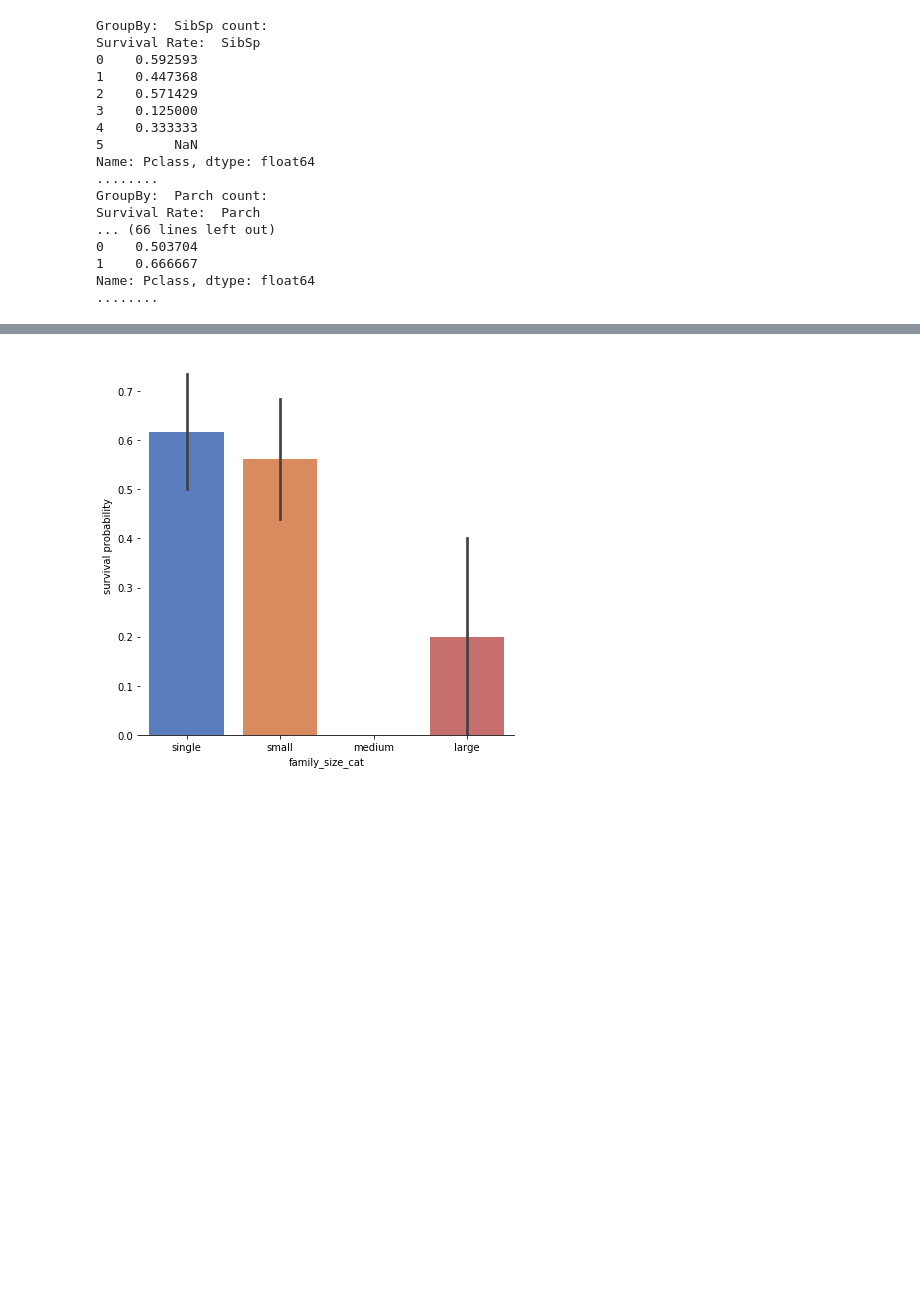
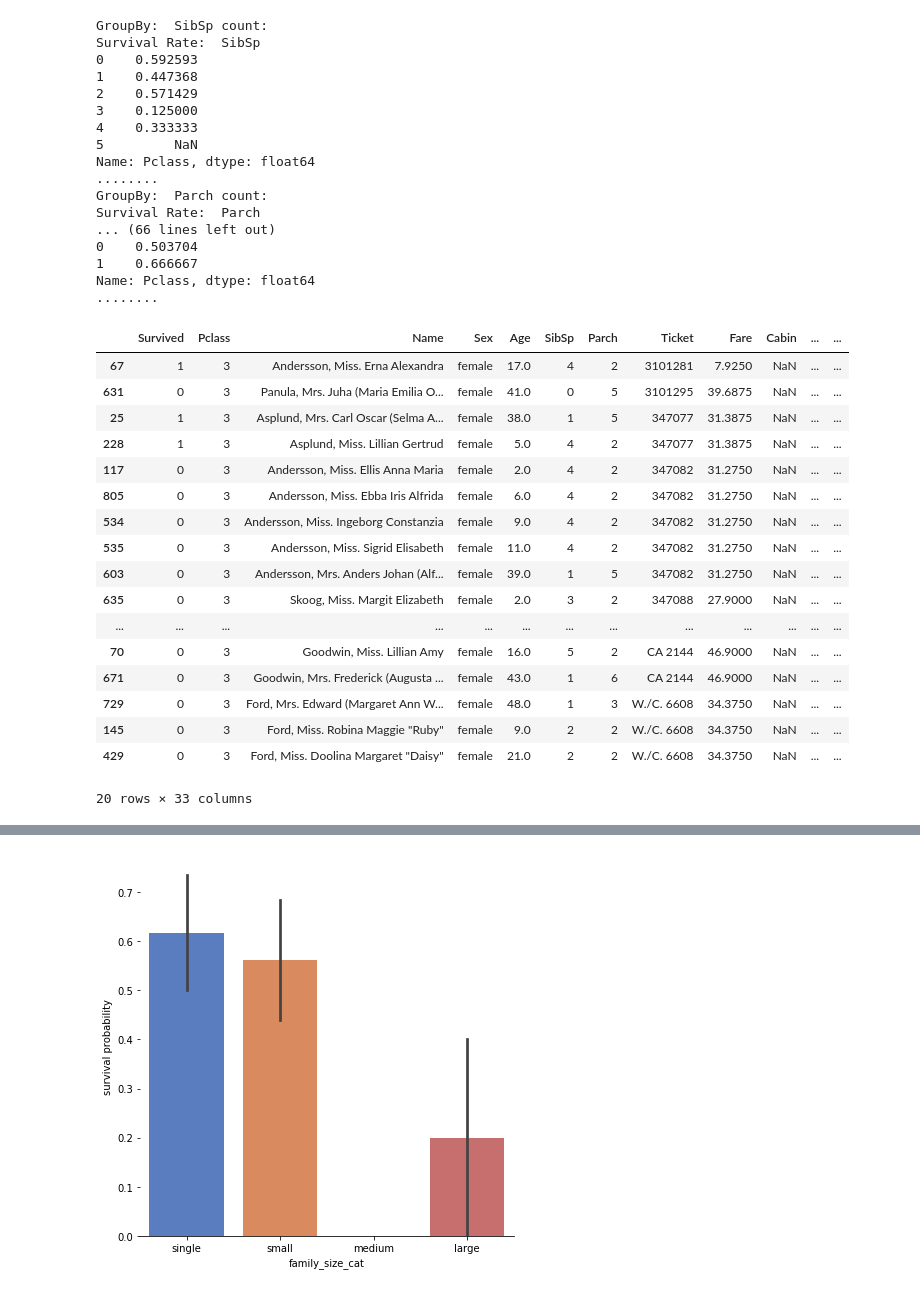
Before and after one commit to ggscanlon/kaggle, a Jupyter notebook: titanic/data_feature_generation.ipynb, the cells around one changed output, grey strips where cells are left out. Drawn from its saved outputs; the diff is of its cells as text; code cells hidden in the pictures; blank space fills up the shorter version.

```diff
--- a/titanic/data_feature_generation.ipynb
+++ b/titanic/data_feature_generation.ipynb
@@ -863,3 +1031,24 @@ Name: Pclass, dtype: float64
+# %%
+train[(train.Pclass==3)&(train.m_f==1)&(train.last_rg_cat=='last_c_rg')].sort_values('Ticket')
+# %% [output]
+|  | Survived | Pclass | Name | Sex | Age | SibSp | Parch | Ticket | Fare | Cabin | ... | ... |
+| 67 | 1 | 3 | Andersson, Miss. Erna Alexandra | female | 17.0 | 4 | 2 | 3101281 | 7.9250 | NaN | ... | ... |
+| 631 | 0 | 3 | Panula, Mrs. Juha (Maria Emilia O... | female | 41.0 | 0 | 5 | 3101295 | 39.6875 | NaN | ... | ... |
+| 25 | 1 | 3 | Asplund, Mrs. Carl Oscar (Selma A... | female | 38.0 | 1 | 5 | 347077 | 31.3875 | NaN | ... | ... |
+| 228 | 1 | 3 | Asplund, Miss. Lillian Gertrud | female | 5.0 | 4 | 2 | 347077 | 31.3875 | NaN | ... | ... |
+| 117 | 0 | 3 | Andersson, Miss. Ellis Anna Maria | female | 2.0 | 4 | 2 | 347082 | 31.2750 | NaN | ... | ... |
+| 805 | 0 | 3 | Andersson, Miss. Ebba Iris Alfrida | female | 6.0 | 4 | 2 | 347082 | 31.2750 | NaN | ... | ... |
+| 534 | 0 | 3 | Andersson, Miss. Ingeborg Constanzia | female | 9.0 | 4 | 2 | 347082 | 31.2750 | NaN | ... | ... |
+| 535 | 0 | 3 | Andersson, Miss. Sigrid Elisabeth | female | 11.0 | 4 | 2 | 347082 | 31.2750 | NaN | ... | ... |
+| 603 | 0 | 3 | Andersson, Mrs. Anders Johan (Alf... | female | 39.0 | 1 | 5 | 347082 | 31.2750 | NaN | ... | ... |
+| 635 | 0 | 3 | Skoog, Miss. Margit Elizabeth | female | 2.0 | 3 | 2 | 347088 | 27.9000 | NaN | ... | ... |
+| ... | ... | ... | ... | ... | ... | ... | ... | ... | ... | ... | ... | ... |
+| 70 | 0 | 3 | Goodwin, Miss. Lillian Amy | female | 16.0 | 5 | 2 | CA 2144 | 46.9000 | NaN | ... | ... |
+| 671 | 0 | 3 | Goodwin, Mrs. Frederick (Augusta ... | female | 43.0 | 1 | 6 | CA 2144 | 46.9000 | NaN | ... | ... |
+| 729 | 0 | 3 | Ford, Mrs. Edward (Margaret Ann W... | female | 48.0 | 1 | 3 | W./C. 6608 | 34.3750 | NaN | ... | ... |
+| 145 | 0 | 3 | Ford, Miss. Robina Maggie "Ruby" | female | 9.0 | 2 | 2 | W./C. 6608 | 34.3750 | NaN | ... | ... |
+| 429 | 0 | 3 | Ford, Miss. Doolina Margaret "Daisy" | female | 21.0 | 2 | 2 | W./C. 6608 | 34.3750 | NaN | ... | ... |
+20 rows × 33 columns
 # %%
 # Explore Parch feature vs Survived
 #the black bar is the std deviation and note the size of std dev of Parch = 3 = LARGE
```
Also changed, not shown: parts of 29 cells of this notebook, 6 other files.
